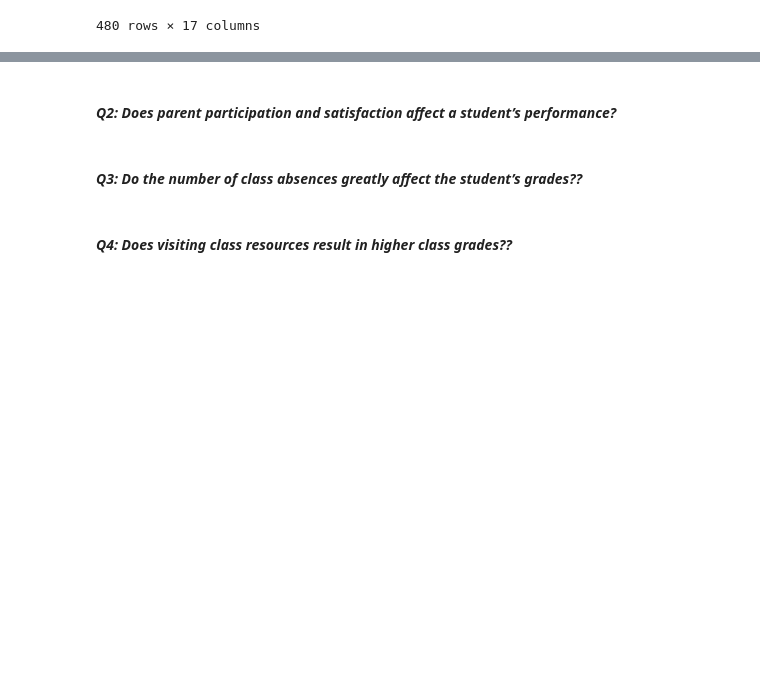
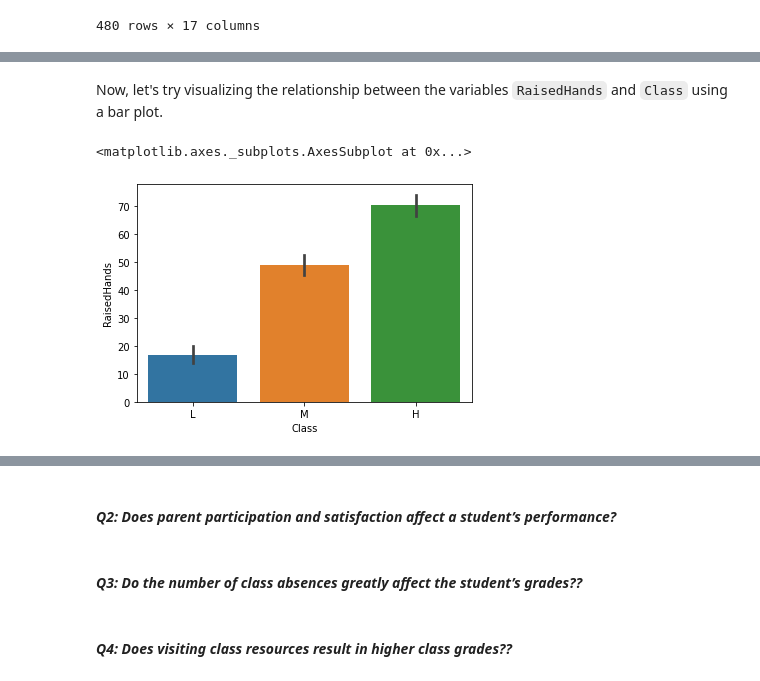
Before and after one commit to okaystephen/DATASCI-MCO, a Jupyter notebook: DATASCI_MCO.ipynb, the cells around one changed output, grey strips where cells are left out. Drawn from its saved outputs; the diff is of its cells as text; code cells hidden in the pictures; blank space fills up the shorter version.

```diff
--- a/DATASCI_MCO.ipynb
+++ b/DATASCI_MCO.ipynb
@@ -199,0 +211,3 @@ Now that we have cleaned our dataset, we can now proceed in analyzing our data a
+# %%
+q1_df = spd_df[["Gender", "AnnouncementsView", "Discussion", "RaisedHands", "Class"]].copy()
+q1_df
@@ -199,0 +228,7 @@ Now that we have cleaned our dataset, we can now proceed in analyzing our data a
+# %% [markdown]
+Now, let's try visualizing the relationship between the variables `RaisedHands` and `Class` using a bar plot.
+# %%
+sns.barplot(x="Class", y="RaisedHands", order=["L", "M", "H"], data=q1_df)
+# %% [output]
+<matplotlib.axes._subplots.AxesSubplot at 0x...>
+[figure, added]
```
Also changed, not shown: parts of 8 cells of this notebook.
